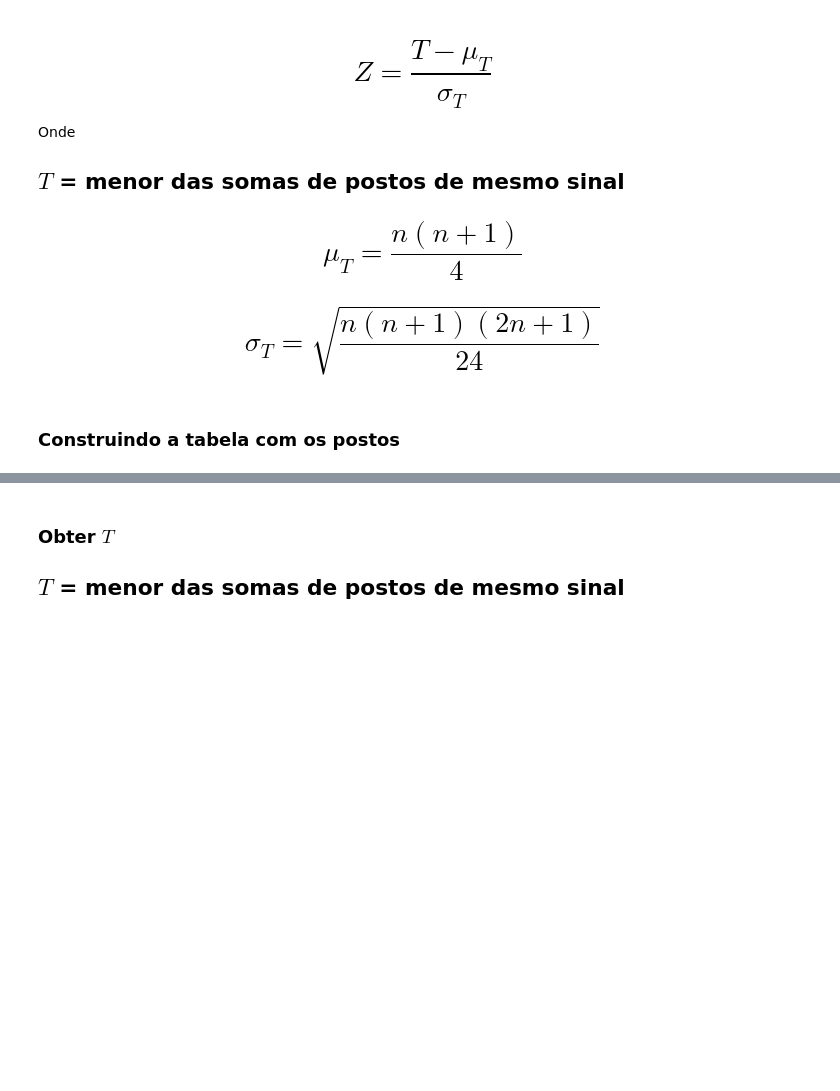
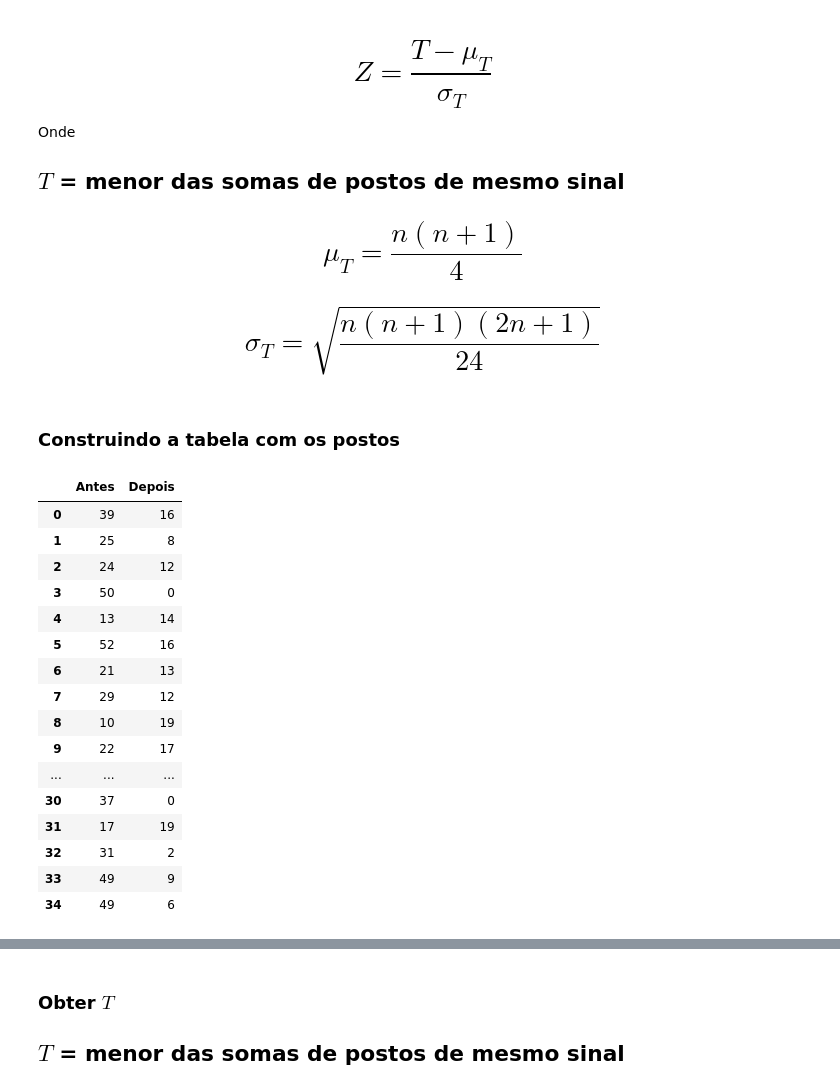
Before and after one commit to Lyarkh/Estatistica_com_python, a Jupyter notebook: 03 - Testes_de_hipóteses/Testes_de_hipóteses.ipynb, the cells around one changed output, grey strips where cells are left out. Saved outputs shown, nothing was run; the diff lists cells and outputs as text; code cells hidden in the pictures; blank space fills up the shorter version.

```diff
--- a/03 - Testes_de_hipóteses/Testes_de_hipóteses.ipynb
+++ b/03 - Testes_de_hipóteses/Testes_de_hipóteses.ipynb
@@ -1007,3 +1032,14 @@ Um novo tratamento para acabar com o hábito de fumar está sendo empregado em u
 Empregado quando se deseja comparar duas amostras relacionadas, amostras emparelhadas. Pode ser aplicado quando se deseja testar a diferença de duas condições, isto é, quando um mesmo elemento é submetido a duas medidas.
 # %% [markdown]
 ### Dados do problema
+# %%
+fumo = {
+    'Antes': [39, 25, 24, 50, 13, 52, 21, 29, 10, 22, 50, 15, 36, 39, 52, 48, 24, 15, 40, 41, 17, 12, 21, 49, 14, 55, 46, 22, 28, 23, 37, 17, 31, 49, 49],
+    'Depois': [16, 8, 12, 0, 14, 16, 13, 12, 19, 17, 17, 2, 15, 10, 20, 13, 0, 4, 16, 18, 16, 16, 9, 9, 18, 4, 17, 0, 11, 14, 0, 19, 2, 9, 6]
+}
+significancia = 0.05
+confianca = 1 - significancia
+n = 35
+# %%
+fumo = pd.DataFrame(fumo)
+fumo.head()
@@ -1045,3 +1108,23 @@ Onde
 # $$\sigma_T = \sqrt{\frac{n(n + 1)(2n + 1)}{24}}$$
 # %% [markdown]
 ### Construindo a tabela com os postos
+# %%
+fumo
+# %% [output]
+|  | Antes | Depois |
+| 0 | 39 | 16 |
+| 1 | 25 | 8 |
+| 2 | 24 | 12 |
+| 3 | 50 | 0 |
+| 4 | 13 | 14 |
+| 5 | 52 | 16 |
+| 6 | 21 | 13 |
+| 7 | 29 | 12 |
+| 8 | 10 | 19 |
+| 9 | 22 | 17 |
+| ... | ... | ... |
+| 30 | 37 | 0 |
+| 31 | 17 | 19 |
+| 32 | 31 | 2 |
+| 33 | 49 | 9 |
+| 34 | 49 | 6 |
```
Also changed, not shown: parts of 29 cells of this notebook.
